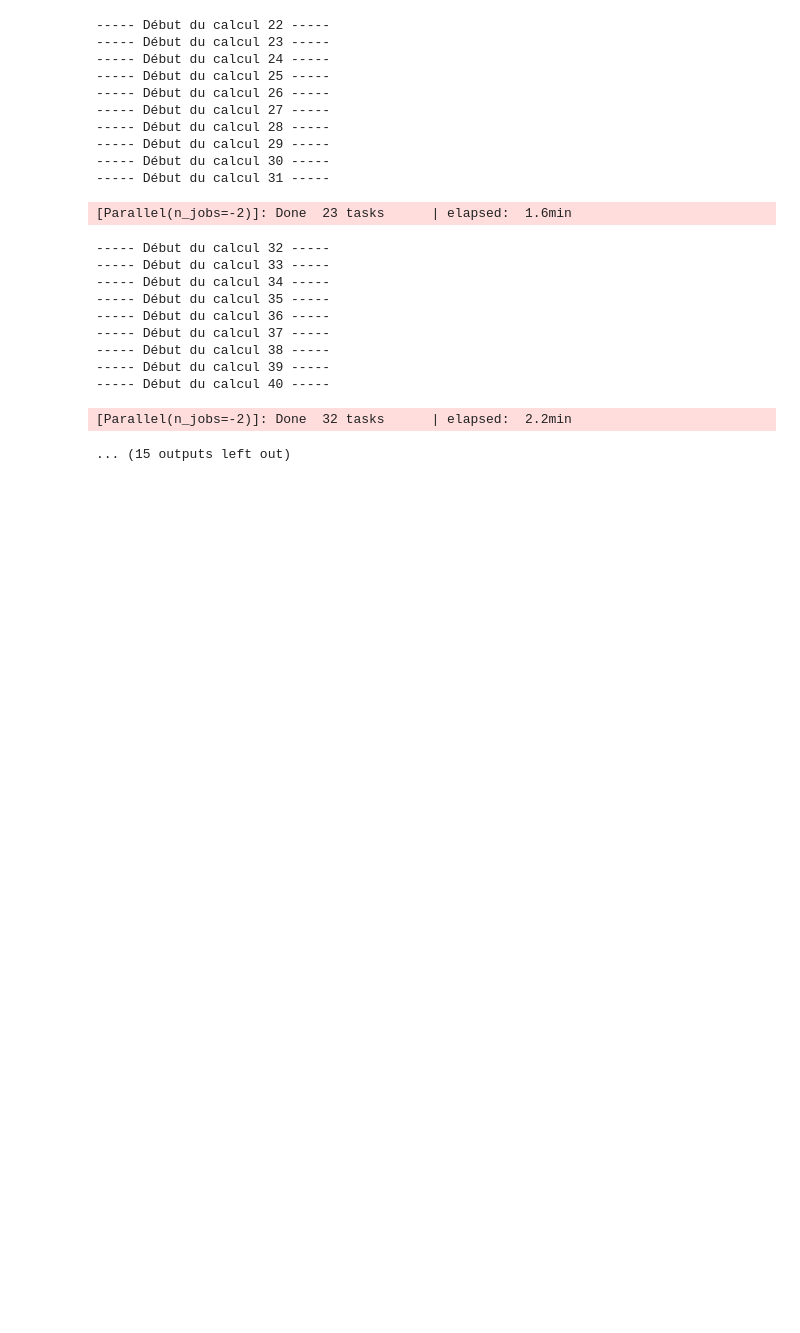
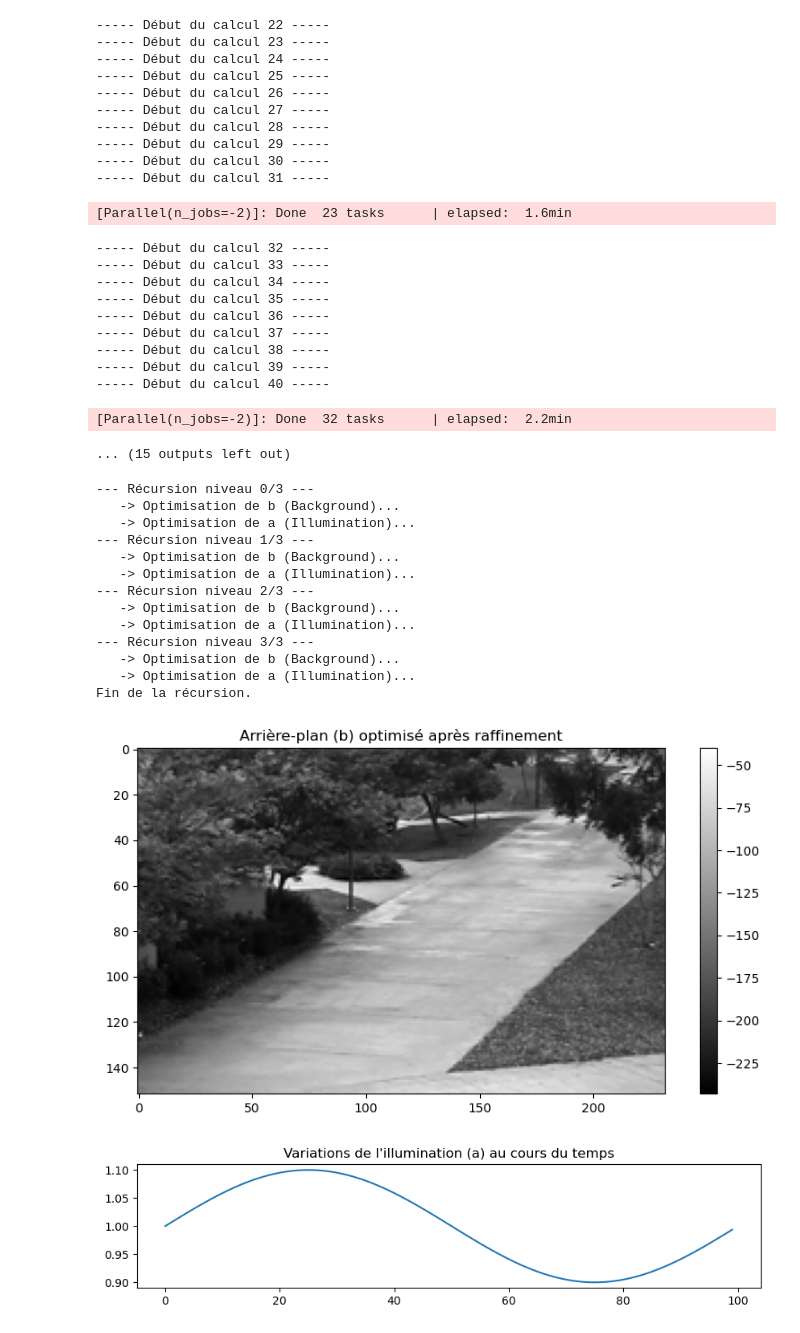
Before and after one commit to Rouxy42/Background-Removal-in-a-Video, a Jupyter notebook: codes/BackgroundRemoval.ipynb, the cells around one changed output. Drawn from its saved outputs; the diff is of its cells as text; code cells hidden in the pictures; blank space fills up the shorter version.

```diff
--- a/codes/BackgroundRemoval.ipynb
+++ b/codes/BackgroundRemoval.ipynb
@@ -228,2 +249,16 @@ def compute_a(c,b,bounds=[[None, None]] + [[0, None] for _ in range(3*p)]):
+# %%
+def update_a(X, b):
+    p, t = X.shape
+    a_new = np.zeros(t)
+
+    # On itère sur chaque image (colonne)
+    for j in range(t):
+        # Pour l'image j, le fond b sert de poids
+        weights = np.abs(b)
+        values = X[:, j] / b # Attention aux divisions par 0
+
+        a_new[j] = get_weighted_median_scalar(values, weights)
+
+    return a_new
 # %% [markdown]
 ## Calcul de a avec médiane
@@ -377,0 +409,46 @@ imageio.mimsave(output_filename, frames, format='ffmpeg', fps=fps, codec='libx26
+# %%
+# --- Initialisation ---
+p, t = X.shape
+# Au départ, on suppose l'illumination uniforme (a = 1 partout)
+a_init = np.ones(t)
+
+# --- Lancement de la récursion ---
+# Attention : update_b est lent (boucle sur 35000 pixels),
+# mettez max_depth=2 ou 3 pour tester au début.
+b_final, a_final = optimiser_recursive(X, a_init, max_depth=3)
+
+# --- Affichage du résultat ---
+# C'est maintenant qu'on reshape pour visualiser
+H, L = 152, 232  # Vos dimensions (attention à l'ordre H, L ou L, H selon votre reshape)
+
+# Remise en forme (attention à l'ordre .T ou pas selon votre vectorisation initiale)
+# Si votre image est couchée, essayez .T
+background_img = 1 - b_final.reshape(L, H).T
+
+plt.figure(figsize=(10, 5))
+plt.imshow(background_img, cmap='gray')
+plt.title("Arrière-plan (b) optimisé après raffinement")
+plt.colorbar()
+plt.show()
+
+# Affichage des illuminations a
+plt.figure(figsize=(10, 2))
+plt.plot(a_final)
+plt.title("Variations de l'illumination (a) au cours du temps")
+plt.show()
+# %% [output]
+--- Récursion niveau 0/3 ---
+   -> Optimisation de b (Background)...
+   -> Optimisation de a (Illumination)...
+--- Récursion niveau 1/3 ---
+   -> Optimisation de b (Background)...
+   -> Optimisation de a (Illumination)...
+--- Récursion niveau 2/3 ---
+   -> Optimisation de b (Background)...
+   -> Optimisation de a (Illumination)...
+--- Récursion niveau 3/3 ---
+   -> Optimisation de b (Background)...
+   -> Optimisation de a (Illumination)...
+Fin de la récursion.
+[figure, added]
+[figure, added]
```
Also changed, not shown: parts of 5 cells of this notebook.
